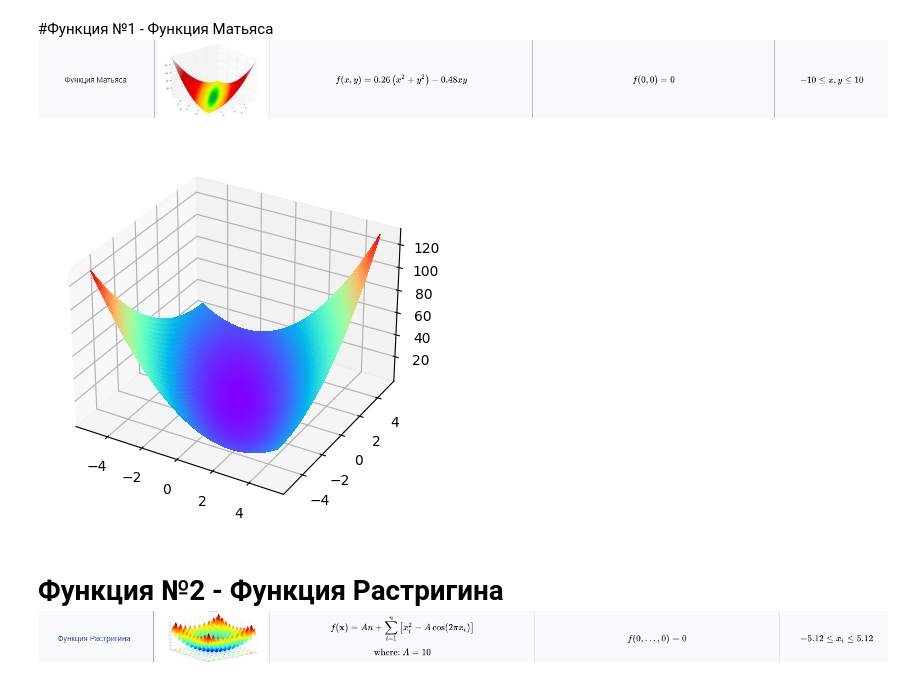
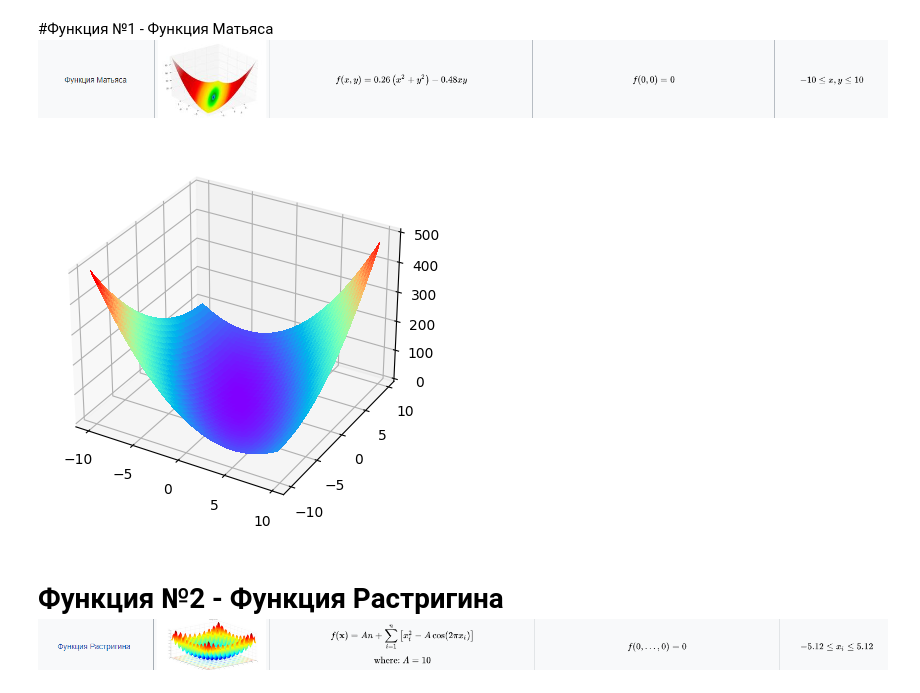
Before and after one commit to EugIva/ProzorovEI109m_labsML, a Jupyter notebook: ML_labs/1_semestr/1lab_1/ProzorovEI109_ML_1sem_1lab.ipynb, the cells around one changed output. Saved outputs shown, nothing was run; the diff lists cells and outputs as text; code cells hidden in the pictures.

```diff
--- a/ML_labs/1_semestr/1lab_1/ProzorovEI109_ML_1sem_1lab.ipynb
+++ b/ML_labs/1_semestr/1lab_1/ProzorovEI109_ML_1sem_1lab.ipynb
@@ -43,34 +43,35 @@ from IPython.display import HTML
 # %%
 def func_matias(x: np.ndarray) -> np.float64:
     return x[0] * x[0] + (x[0] + x[1]) ** 2
     #return 0.26 * (x[0] + x[1]) ** 2 - 0.48 * x[0] * x[1]
 
 
 def grad_matias(x: np.ndarray) -> np.ndarray:
     return np.array([2 * x[0] + 2 * (x[0] + x[1]), 2 * (x[0] + x[1])])
     #return np.array([0.26 * (x[0] + x[1]) ** 2 - 0.48 * x[0] * x[1]])
 
 
+X = np.arange(-10, 10, 0.25)
+Y = np.arange(-10, 10, 0.25)
 
-
-X = np.linspace(-5.12, 5.12, 100)
-Y = np.linspace(-5.12, 5.12, 100)
+#X = np.linspace(-5.12, 5.12, 100)
+#Y = np.linspace(-5.12, 5.12, 100)
 
 
 X, Y = np.meshgrid(X, Y)
 Z = func_matias(np.array([X, Y]))
 
 fig, ax = plt.subplots(subplot_kw={"projection": "3d"})
 # Plot the surface.
 surf = ax.plot_surface(X, Y, Z, cmap=cm.rainbow,
                        linewidth=0, antialiased=False)
 
 # Customize the z axis.
 #ax.zaxis.set_major_locator(LinearLocator(10))
 # A StrMethodFormatter is used automatically
 #ax.zaxis.set_major_formatter('{x:.02f}')
 # %% [output]
-[figure, old version]
+[figure, new version]
 # %% [markdown]
 # Функция №2 - Функция Растригина       ![image.png](embedded-picture-1)
 # %%
```
Also changed, not shown: parts of 16 cells of this notebook.
